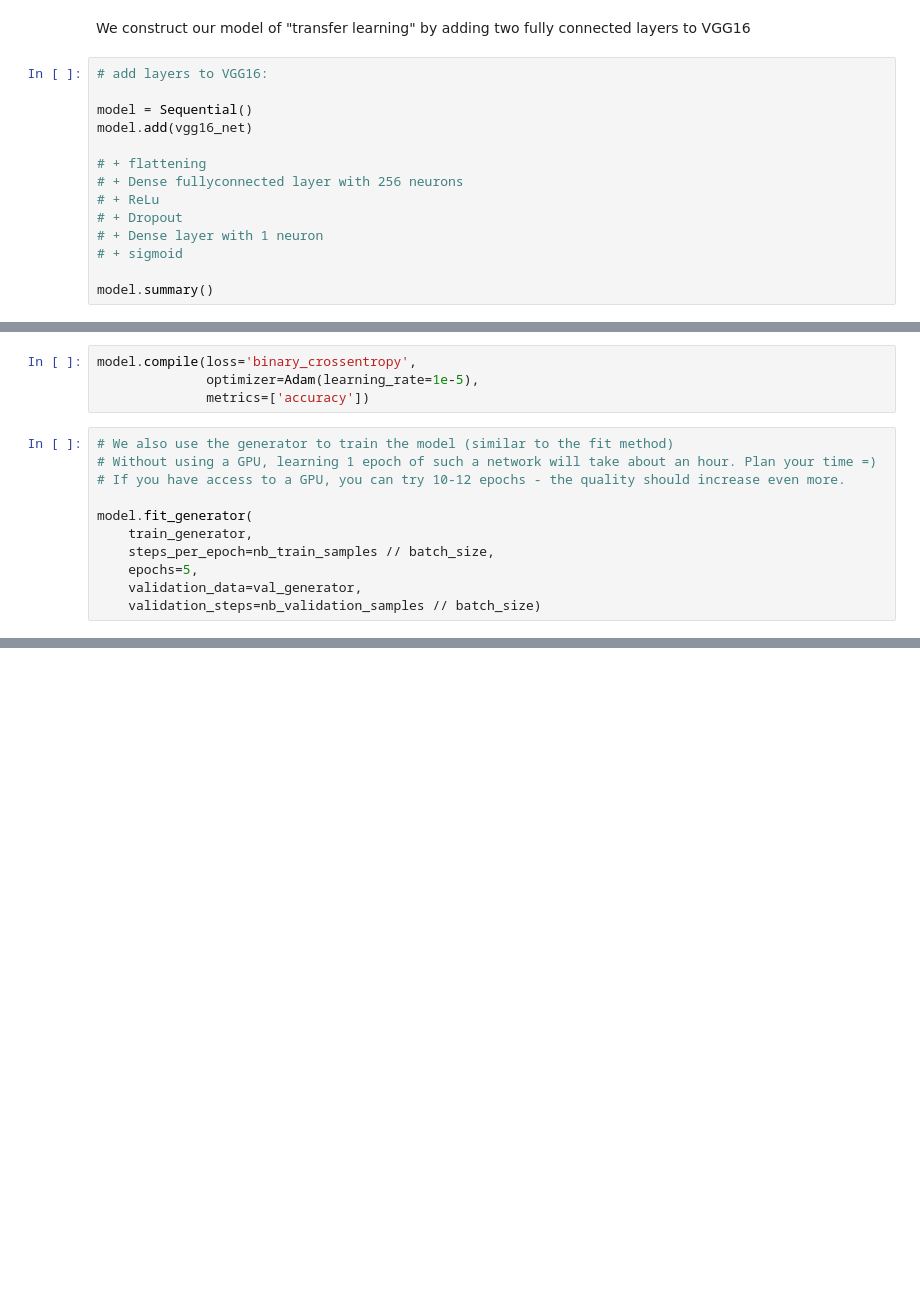
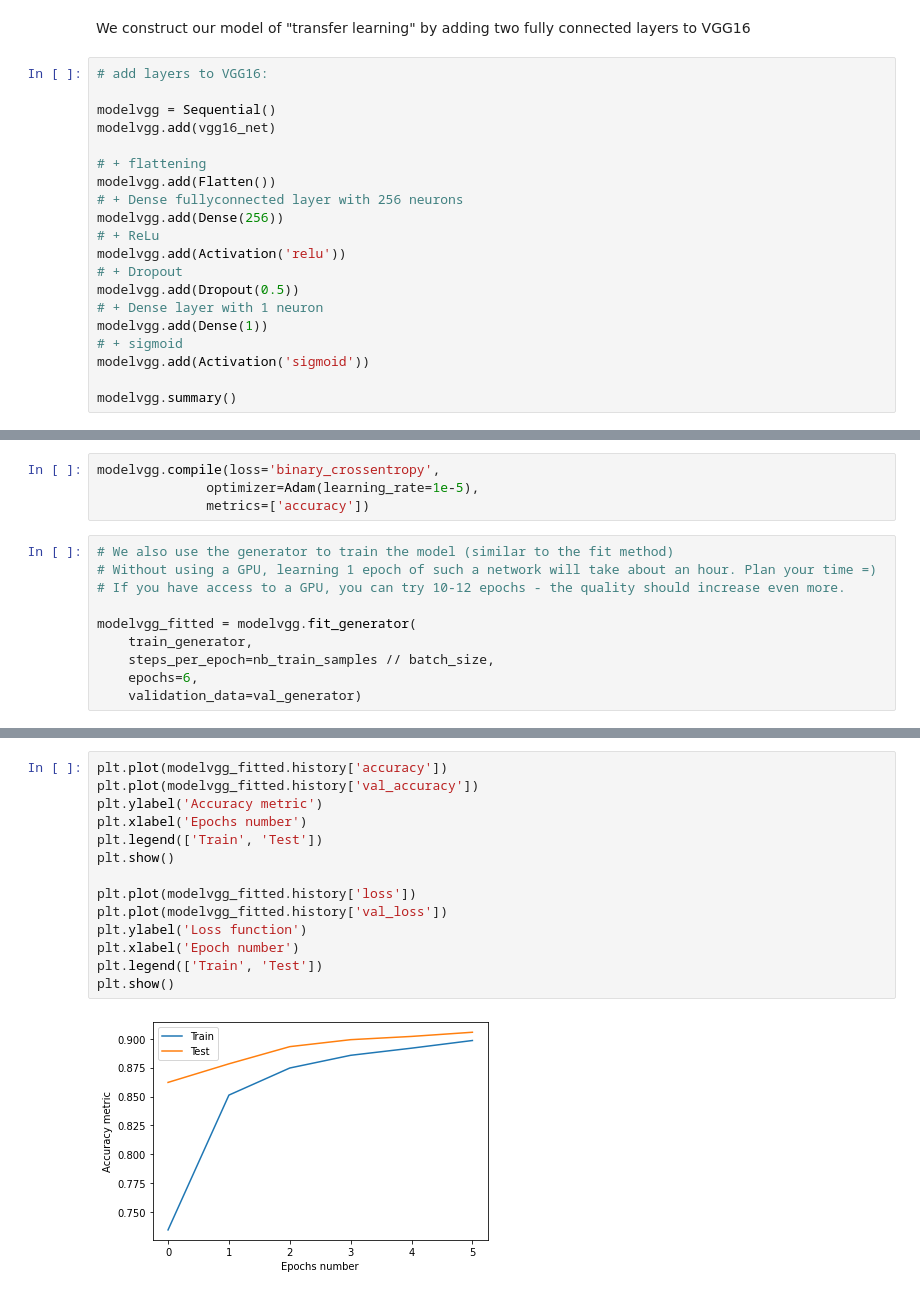
Before and after one commit to PatrykStronski/MachineLearning, a Jupyter notebook: lab5_from_lab.ipynb, the cells around one changed output, grey strips where cells are left out. Drawn from its saved outputs; the diff is of its cells as text; blank space fills up the shorter version.

```diff
--- a/lab5_from_lab.ipynb
+++ b/lab5_from_lab.ipynb
@@ -270,15 +310,21 @@ We construct our model of "transfer learning" by adding two fully connected laye
 # %%
 # add layers to VGG16:
 
-model = Sequential()
-model.add(vgg16_net)
+modelvgg = Sequential()
+modelvgg.add(vgg16_net)
 
 # + flattening
+modelvgg.add(Flatten())
 # + Dense fullyconnected layer with 256 neurons
+modelvgg.add(Dense(256))
 # + ReLu
+modelvgg.add(Activation('relu'))
 # + Dropout
+modelvgg.add(Dropout(0.5))
 # + Dense layer with 1 neuron
+modelvgg.add(Dense(1))
 # + sigmoid
+modelvgg.add(Activation('sigmoid'))
 
-model.summary()
+modelvgg.summary()
 # %% [output]
@@ -294,7 +346,7 @@ Trainable params: 0
 Non-trainable params: 14,714,688
 _________________________________________________________________
 # %%
-model.compile(loss='binary_crossentropy',
+modelvgg.compile(loss='binary_crossentropy',
               optimizer=Adam(learning_rate=1e-5),
               metrics=['accuracy'])
 # %%
@@ -302,10 +354,9 @@ model.compile(loss='binary_crossentropy',
 # Without using a GPU, learning 1 epoch of such a network will take about an hour. Plan your time =)
 # If you have access to a GPU, you can try 10-12 epochs - the quality should increase even more.
 
-model.fit_generator(
+modelvgg_fitted = modelvgg.fit_generator(
     train_generator,
     steps_per_epoch=nb_train_samples // batch_size,
-    epochs=5,
-    validation_data=val_generator,
-    validation_steps=nb_validation_samples // batch_size)
+    epochs=6,
+    validation_data=val_generator)
 # %% [output]
@@ -316,0 +380,16 @@ print("Accuracy on test data: %.2f%%" % (scores[1]*100))
+# %%
+plt.plot(modelvgg_fitted.history['accuracy'])
+plt.plot(modelvgg_fitted.history['val_accuracy'])
+plt.ylabel('Accuracy metric')
+plt.xlabel('Epochs number')
+plt.legend(['Train', 'Test'])
+plt.show()
+
+plt.plot(modelvgg_fitted.history['loss'])
+plt.plot(modelvgg_fitted.history['val_loss'])
+plt.ylabel('Loss function')
+plt.xlabel('Epoch number')
+plt.legend(['Train', 'Test'])
+plt.show()
+# %% [output]
+[figure, added]
```
Also changed, not shown: parts of 21 cells of this notebook, 1 other file.
